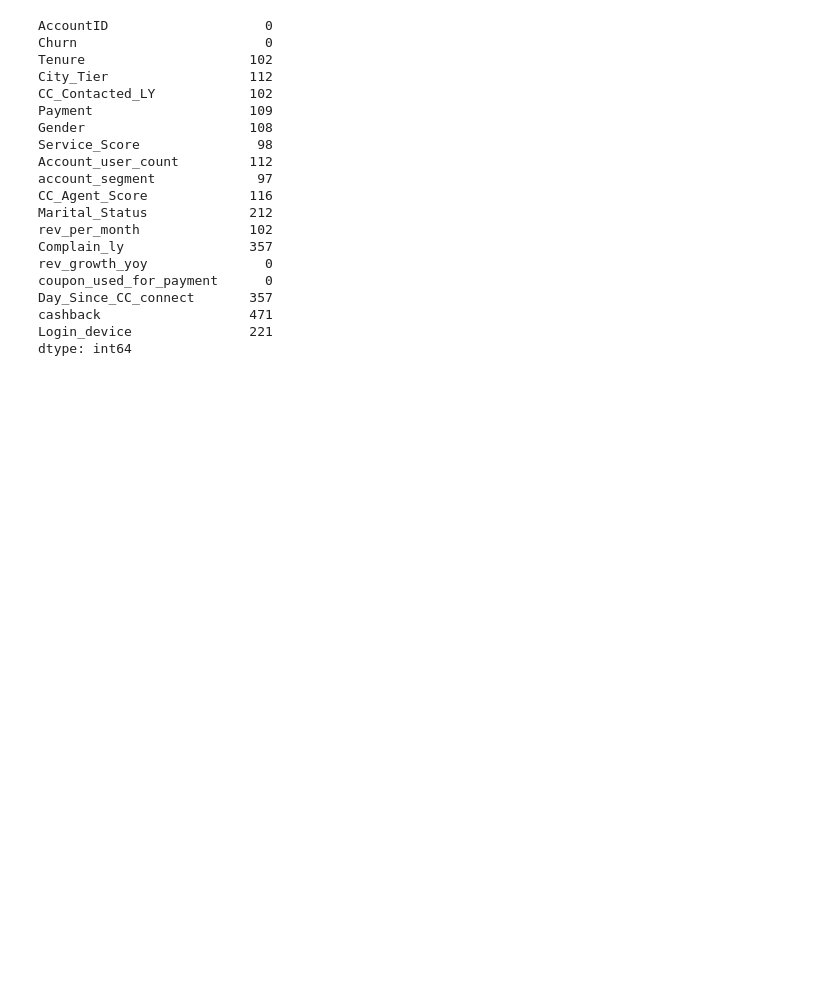
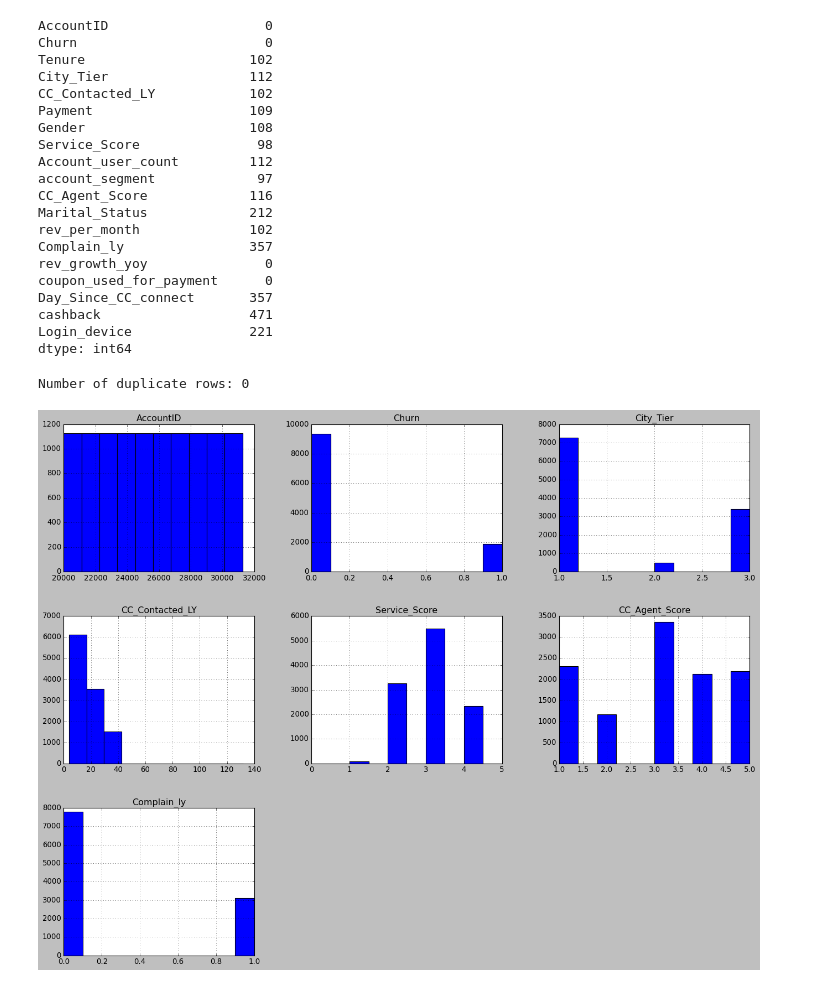
Before and after one commit to reshmahn/Projects, a Jupyter notebook: Capstone project_CustomerChurn_Note1_Jupyter notebook_July 2023 batch_DSBA.ipynb, the cells around one changed output. Cells and saved outputs as stored; diff of their text form; code cells hidden in the pictures; blank space fills up the shorter version.

```diff
--- a/Capstone project_CustomerChurn_Note1_Jupyter notebook_July 2023 batch_DSBA.ipynb
+++ b/Capstone project_CustomerChurn_Note1_Jupyter notebook_July 2023 batch_DSBA.ipynb
@@ -173,3 +173,13 @@ Day_Since_CC_connect       357
 cashback                   471
 Login_device               221
 dtype: int64
+# %%
+# checking for duplicate values
+print("Number of duplicate rows:",churn.duplicated().sum())
+# %% [output]
+Number of duplicate rows: 0
+# %%
+#checking for skewness
+churn.hist(figsize=(20,15));
+# %% [output]
+[figure, added]
```
Also changed, not shown: parts of 235 cells of this notebook.
